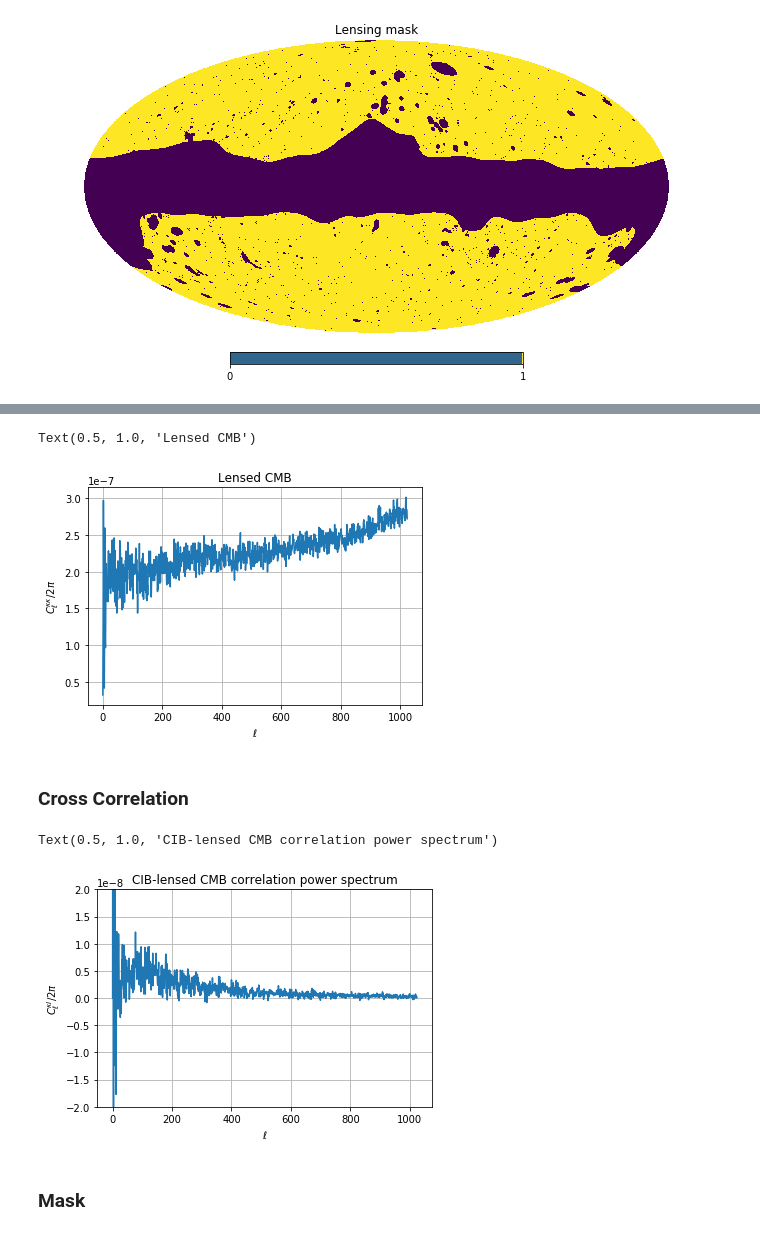
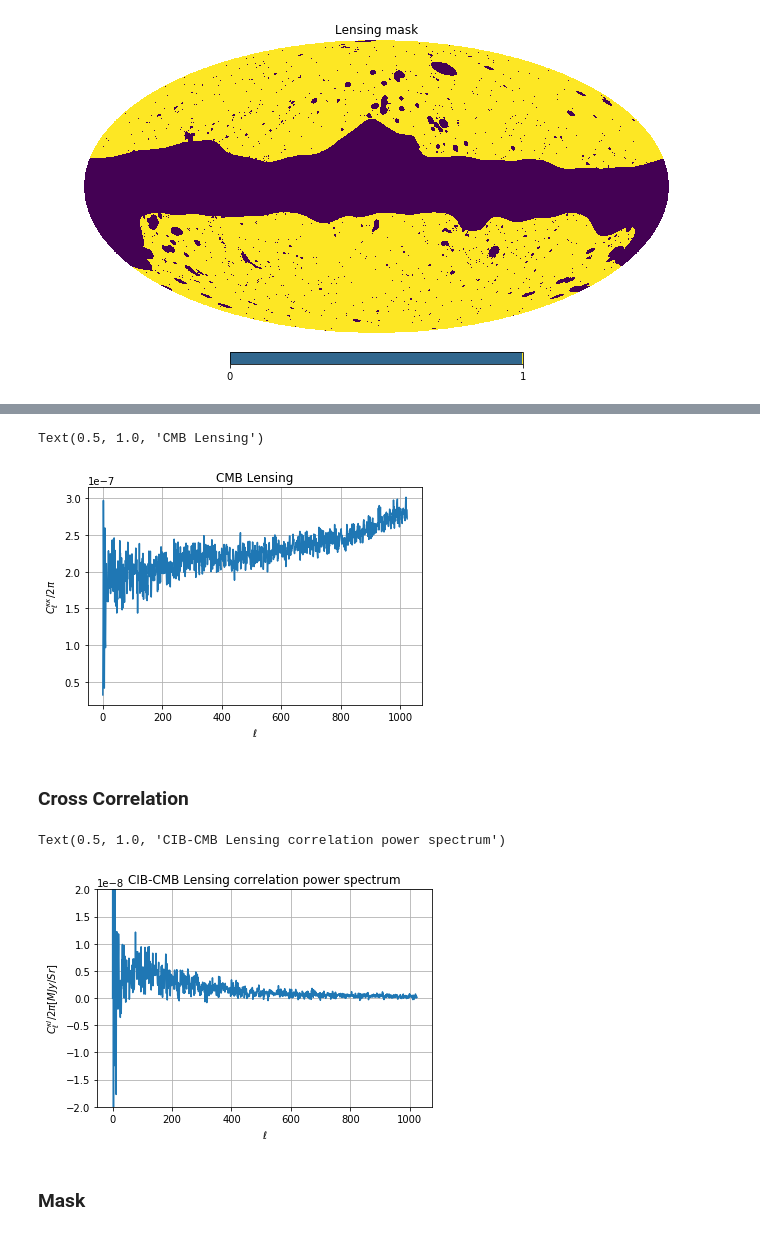
Before and after one commit to annaelawrence/MASt_project, a Jupyter notebook: project maps, power spectra.ipynb, the cells around one changed output, grey strips where cells are left out. Cells and saved outputs as stored; diff of their text form; code cells hidden in the pictures.

```diff
--- a/project maps, power spectra.ipynb
+++ b/project maps, power spectra.ipynb
@@ -117,24 +133,24 @@ ell = np.arange(len(cl_CMB_lensing))
 plt.figure()
 plt.plot(ell, cl_CMB_lensing/(2*np.pi))
 plt.xlabel('$\ell$'); plt.ylabel('$C_{\ell}^{\kappa \kappa} /2\pi$'); plt.grid()
-plt.title('Lensed CMB')
+plt.title('CMB Lensing')
 # %% [output]
-Text(0.5, 1.0, 'Lensed CMB')
+Text(0.5, 1.0, 'CMB Lensing')
-[figure, old version]
+[figure, new version]
 # %% [markdown]
 ### Cross Correlation
 # %%
 correlated_cls = hp.anafast(CMB_lensing_masked.filled(), CIB_data_545, lmax=LMAX)
 ell = np.arange(len(correlated_cls))
 
 plt.figure()
 plt.plot(ell, correlated_cls/(2*np.pi))
 plt.ylim(-0.00000002, 0.00000002)
-plt.xlabel('$\ell$'); plt.ylabel('$C_\ell^{\kappa I} /2\pi$'); plt.grid()
-plt.title('CIB-lensed CMB correlation power spectrum')
+plt.xlabel('$\ell$'); plt.ylabel('$C_\ell^{\kappa I} /2\pi [MJy/Sr]$'); plt.grid()
+plt.title('CIB-CMB Lensing correlation power spectrum')
 # %% [output]
-Text(0.5, 1.0, 'CIB-lensed CMB correlation power spectrum')
+Text(0.5, 1.0, 'CIB-CMB Lensing correlation power spectrum')
-[figure, old version]
+[figure, new version]
 # %% [markdown]
 ### Mask
 # %%
```
Also changed, not shown: parts of 17 cells of this notebook, 1 other file.
